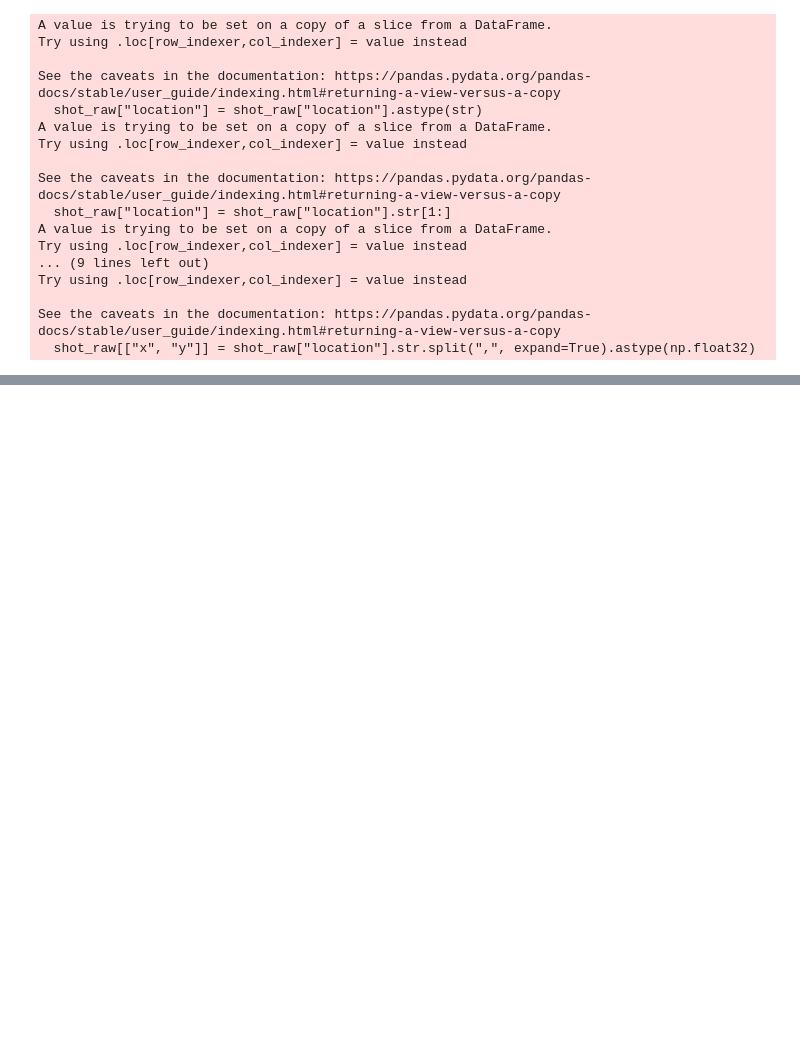
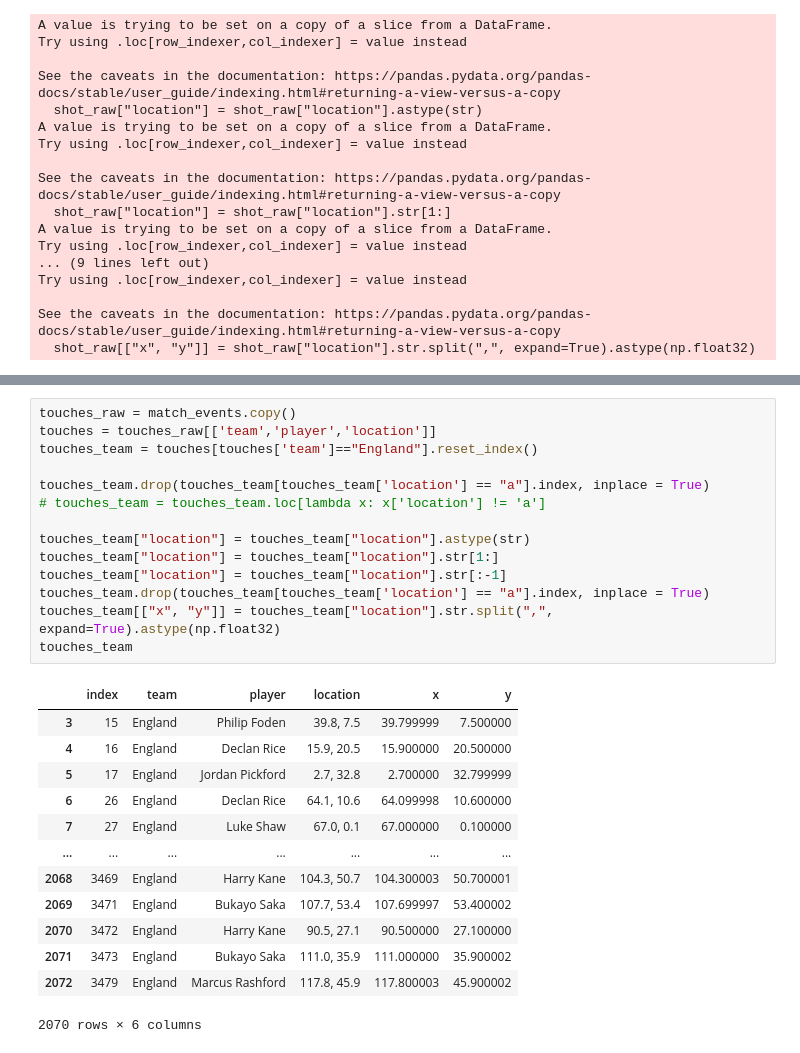
Before and after one commit to steveaq/statsbomb_project, a Jupyter notebook: Statsbomb Data Exploration .ipynb, the cells around one changed output, grey strips where cells are left out. Drawn from its saved outputs; the diff is of its cells as text; blank space fills up the shorter version.

```diff
--- a/Statsbomb Data Exploration .ipynb
+++ b/Statsbomb Data Exploration .ipynb
@@ -341,0 +362,28 @@ generateCombinedShotMap('England','Senegal')
+# %%
+touches_raw = match_events.copy()
+touches = touches_raw[['team','player','location']]
+touches_team = touches[touches['team']=="England"].reset_index()
+
+touches_team.drop(touches_team[touches_team['location'] == "a"].index, inplace = True)
+# touches_team = touches_team.loc[lambda x: x['location'] != 'a']
+
+touches_team["location"] = touches_team["location"].astype(str)
+touches_team["location"] = touches_team["location"].str[1:]
+touches_team["location"] = touches_team["location"].str[:-1]
+touches_team.drop(touches_team[touches_team['location'] == "a"].index, inplace = True)
+touches_team[["x", "y"]] = touches_team["location"].str.split(",", expand=True).astype(np.float32)
+touches_team
+# %% [output]
+|  | index | team | player | location | x | y |
+| 3 | 15 | England | Philip Foden | 39.8, 7.5 | 39.799999 | 7.500000 |
+| 4 | 16 | England | Declan Rice | 15.9, 20.5 | 15.900000 | 20.500000 |
+| 5 | 17 | England | Jordan Pickford | 2.7, 32.8 | 2.700000 | 32.799999 |
+| 6 | 26 | England | Declan Rice | 64.1, 10.6 | 64.099998 | 10.600000 |
+| 7 | 27 | England | Luke Shaw | 67.0, 0.1 | 67.000000 | 0.100000 |
+| ... | ... | ... | ... | ... | ... | ... |
+| 2068 | 3469 | England | Harry Kane | 104.3, 50.7 | 104.300003 | 50.700001 |
+| 2069 | 3471 | England | Bukayo Saka | 107.7, 53.4 | 107.699997 | 53.400002 |
+| 2070 | 3472 | England | Harry Kane | 90.5, 27.1 | 90.500000 | 27.100000 |
+| 2071 | 3473 | England | Bukayo Saka | 111.0, 35.9 | 111.000000 | 35.900002 |
+| 2072 | 3479 | England | Marcus Rashford | 117.8, 45.9 | 117.800003 | 45.900002 |
+2070 rows × 6 columns
```
Also changed, not shown: parts of 19 cells of this notebook, 8 other files.
